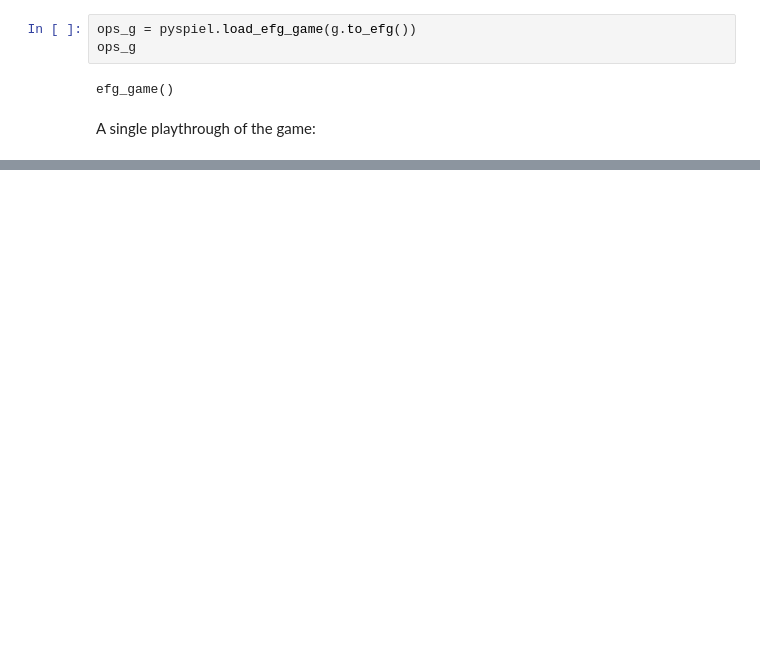
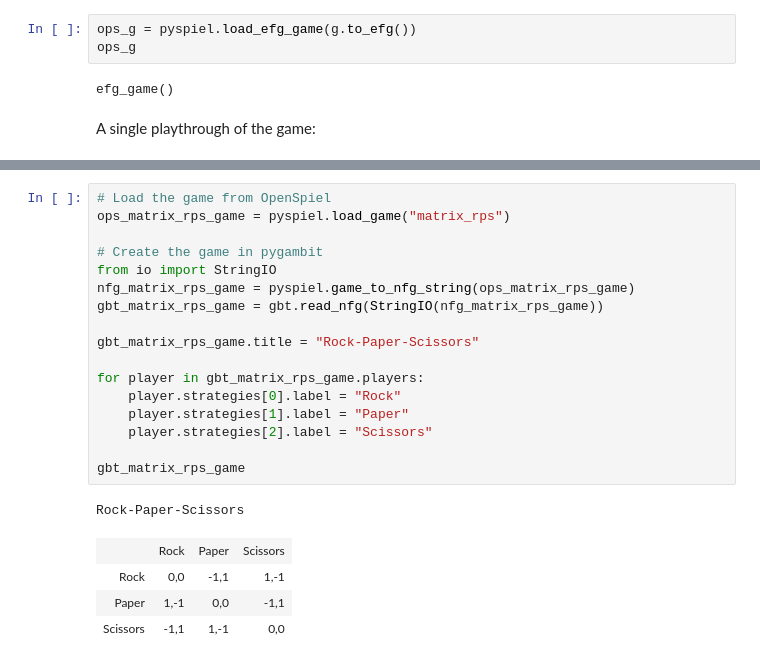
Before and after one commit to edwardchalstrey1/fosdem_gambit, a Jupyter notebook: demo.ipynb, the cells around one changed output, grey strips where cells are left out. Cells and saved outputs as stored; diff of their text form; blank space fills up the shorter version.

```diff
--- a/demo.ipynb
+++ b/demo.ipynb
@@ -187,0 +200,23 @@ Alice receives:  -1.0 , Bob receives:  1.0
+# %%
+# Load the game from OpenSpiel
+ops_matrix_rps_game = pyspiel.load_game("matrix_rps")
+
+# Create the game in pygambit
+from io import StringIO
+nfg_matrix_rps_game = pyspiel.game_to_nfg_string(ops_matrix_rps_game)
+gbt_matrix_rps_game = gbt.read_nfg(StringIO(nfg_matrix_rps_game))
+
+gbt_matrix_rps_game.title = "Rock-Paper-Scissors"
+
+for player in gbt_matrix_rps_game.players:
+    player.strategies[0].label = "Rock"
+    player.strategies[1].label = "Paper"
+    player.strategies[2].label = "Scissors"
+
+gbt_matrix_rps_game
+# %% [output]
+Rock-Paper-Scissors
+|  | Rock | Paper | Scissors |
+| Rock | 0,0 | -1,1 | 1,-1 |
+| Paper | 1,-1 | 0,0 | -1,1 |
+| Scissors | -1,1 | 1,-1 | 0,0 |
```
Also changed, not shown: parts of 11 cells of this notebook, 1 other file.
